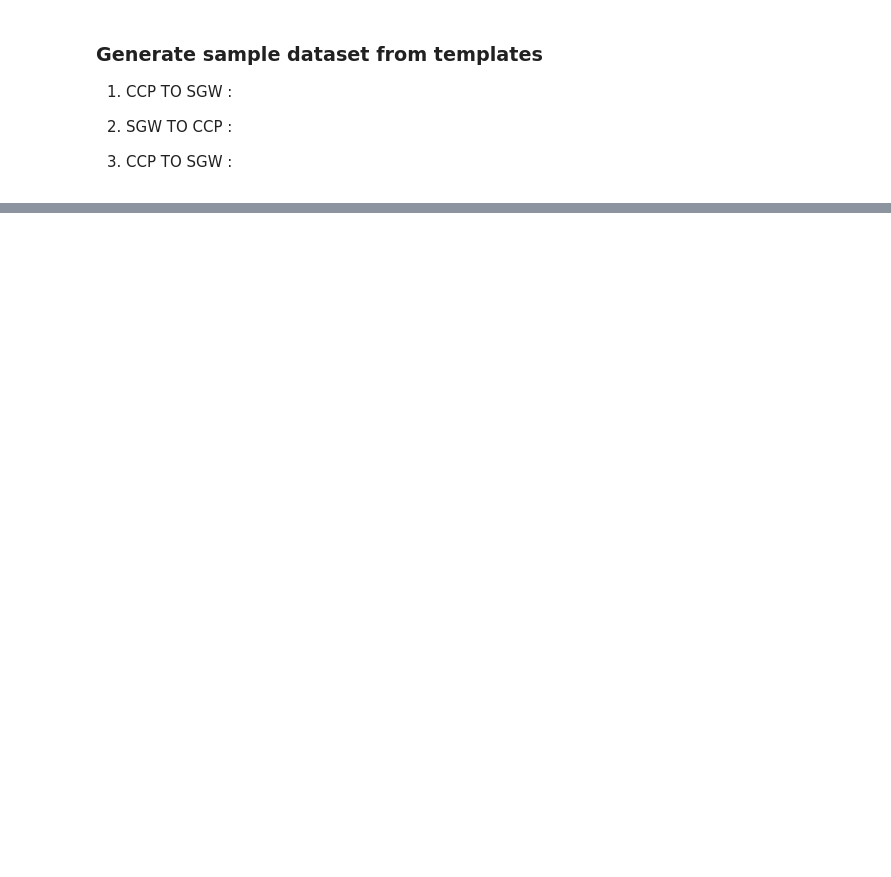
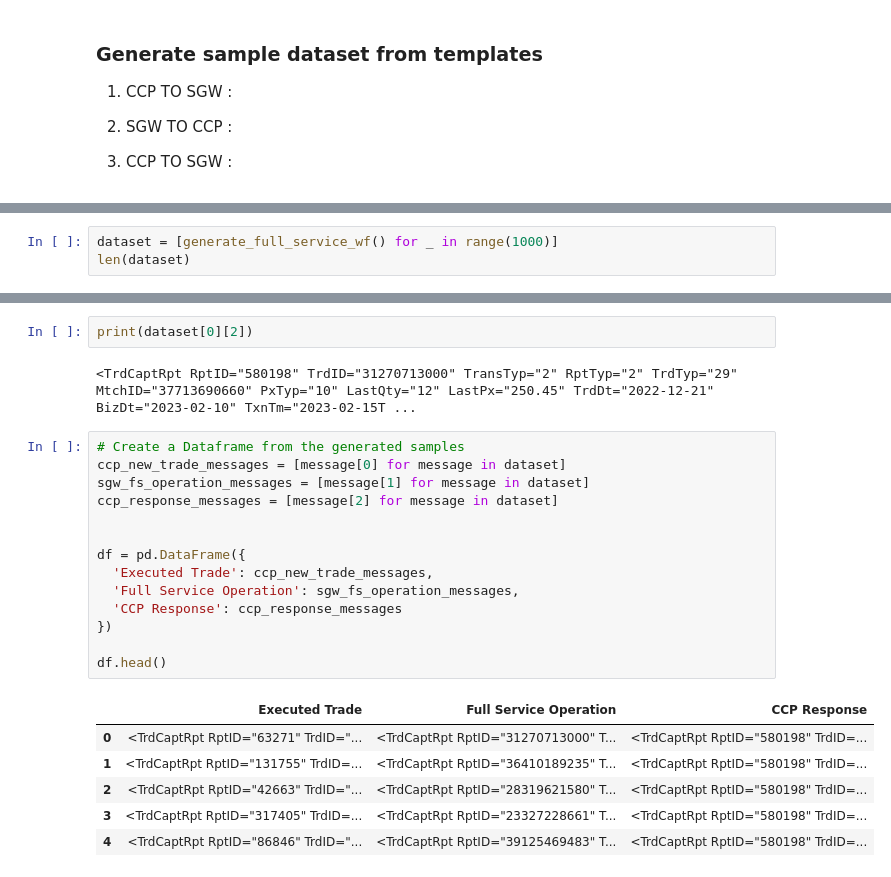
Before and after one commit to szairi2011/ccp-simulator-ai, a Jupyter notebook: ET_full_service_predictor.ipynb, the cells around one changed output, grey strips where cells are left out. Saved outputs shown, nothing was run; the diff lists cells and outputs as text; blank space fills up the shorter version.

Commit message:
Finalized local full service clearing

```diff
--- a/ET_full_service_predictor.ipynb
+++ b/ET_full_service_predictor.ipynb
@@ -208,0 +90,3 @@ NameError: name 'rpt_id' is not defined
+# %%
+dataset = [generate_full_service_wf() for _ in range(1000)]
+len(dataset)
@@ -208,0 +103,25 @@ NameError: name 'rpt_id' is not defined
+# %%
+print(dataset[0][2])
+# %% [output]
+<TrdCaptRpt RptID="580198" TrdID="31270713000" TransTyp="2" RptTyp="2" TrdTyp="29" MtchID="37713690660" PxTyp="10" LastQty="12" LastPx="250.45" TrdDt="2022-12-21" BizDt="2023-02-10" TxnTm="2023-02-15T ...
+# %%
+# Create a Dataframe from the generated samples
+ccp_new_trade_messages = [message[0] for message in dataset]
+sgw_fs_operation_messages = [message[1] for message in dataset]
+ccp_response_messages = [message[2] for message in dataset]
+
+
+df = pd.DataFrame({
+  'Executed Trade': ccp_new_trade_messages,
+  'Full Service Operation': sgw_fs_operation_messages,
+  'CCP Response': ccp_response_messages
+})
+
+df.head()
+# %% [output]
+|  | Executed Trade | Full Service Operation | CCP Response |
+| 0 | <TrdCaptRpt RptID="63271" TrdID="... | <TrdCaptRpt RptID="31270713000" T... | <TrdCaptRpt RptID="580198" TrdID=... |
+| 1 | <TrdCaptRpt RptID="131755" TrdID=... | <TrdCaptRpt RptID="36410189235" T... | <TrdCaptRpt RptID="580198" TrdID=... |
+| 2 | <TrdCaptRpt RptID="42663" TrdID="... | <TrdCaptRpt RptID="28319621580" T... | <TrdCaptRpt RptID="580198" TrdID=... |
+| 3 | <TrdCaptRpt RptID="317405" TrdID=... | <TrdCaptRpt RptID="23327228661" T... | <TrdCaptRpt RptID="580198" TrdID=... |
+| 4 | <TrdCaptRpt RptID="86846" TrdID="... | <TrdCaptRpt RptID="39125469483" T... | <TrdCaptRpt RptID="580198" TrdID=... |
```
Also changed, not shown: parts of 42 cells of this notebook, 3 other files.
